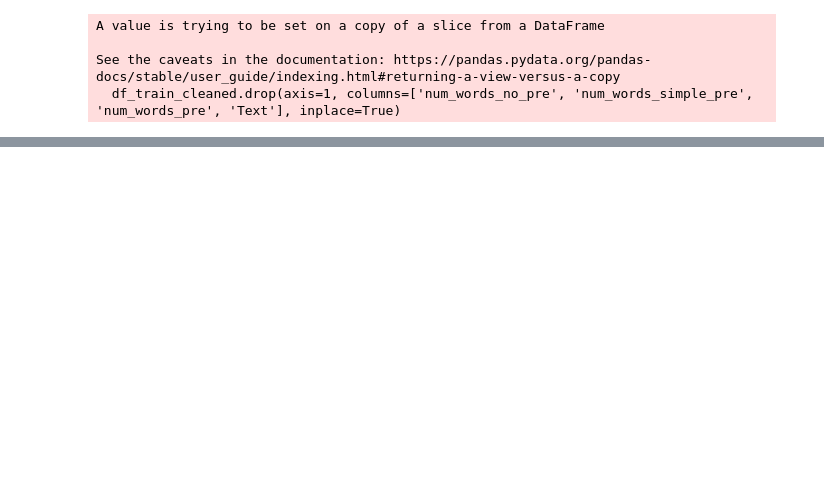
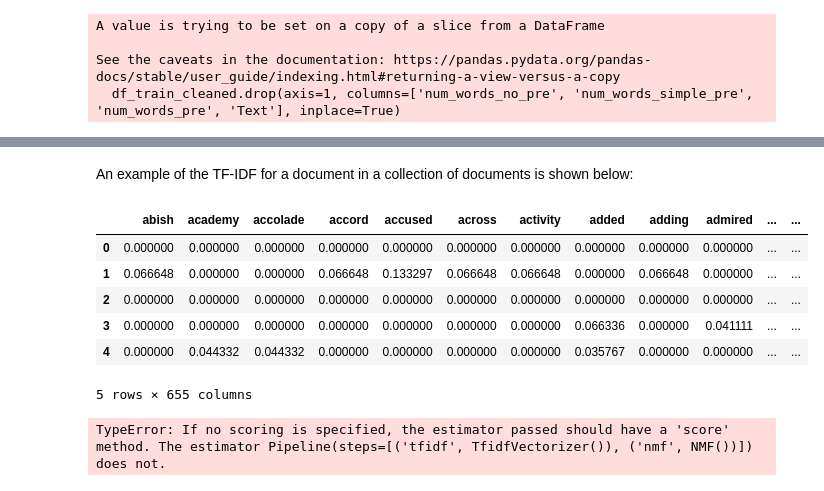
Before and after one commit to JuanDa14Sa/BBC-News-Classification, a Jupyter notebook: bbc_classification.ipynb, the cells around one changed output, grey strips where cells are left out. Cells and saved outputs as stored; diff of their text form; code cells hidden in the pictures; blank space fills up the shorter version.

Commit message:
TFIDF done-Label permutation in progress

```diff
--- a/bbc_classification.ipynb
+++ b/bbc_classification.ipynb
@@ -301,0 +323,2 @@ AttributeError: 'DataFrame' object has no attribute 'factorize'
+# %%
+df_train, df_val = train_test_split(df_train_cleaned, test_size=0.2, random_state=random_seed, stratify=df_train_cleaned['Category'])
@@ -301,0 +347,29 @@ AttributeError: 'DataFrame' object has no attribute 'factorize'
+# %% [markdown]
+An example of the TF-IDF for a document in a collection of documents is shown below:
+# %%
+exmpl = df_train[:5]
+tfidf_vectorizer = TfidfVectorizer()
+tfidf_train = tfidf_vectorizer.fit_transform(exmpl['Text_preprocessed'])
+pd.DataFrame(tfidf_train.toarray(), columns=tfidf_vectorizer.get_feature_names_out())
+# %% [output]
+|  | abish | academy | accolade | accord | accused | across | activity | added | adding | admired | ... | ... |
+| 0 | 0.000000 | 0.000000 | 0.000000 | 0.000000 | 0.000000 | 0.000000 | 0.000000 | 0.000000 | 0.000000 | 0.000000 | ... | ... |
+| 1 | 0.066648 | 0.000000 | 0.000000 | 0.066648 | 0.133297 | 0.066648 | 0.066648 | 0.000000 | 0.066648 | 0.000000 | ... | ... |
+| 2 | 0.000000 | 0.000000 | 0.000000 | 0.000000 | 0.000000 | 0.000000 | 0.000000 | 0.000000 | 0.000000 | 0.000000 | ... | ... |
+| 3 | 0.000000 | 0.000000 | 0.000000 | 0.000000 | 0.000000 | 0.000000 | 0.000000 | 0.066336 | 0.000000 | 0.041111 | ... | ... |
+| 4 | 0.000000 | 0.044332 | 0.044332 | 0.000000 | 0.000000 | 0.000000 | 0.000000 | 0.035767 | 0.000000 | 0.000000 | ... | ... |
+5 rows × 655 columns
+# %%
+from sklearn.model_selection import GridSearchCV
+from sklearn.pipeline import Pipeline
+param_grid = {'tfidf__max_features': [1000, 2000, 3000, 4000, 5000],
+              'tfidf__ngram_range': [(1,1), (1,2), (1,3)],
+              'max_df': [0.7, 0.8, 0.9],
+              'min_df': [0.01, 0.05, 0.1],
+              'l1_ratio': [0.1, 0.3, 0.5, 0.7, 0.9]}
+unsupervised_pipe = Pipeline([('tfidf', TfidfVectorizer()), ('nmf', NMF())])
+search = GridSearchCV(unsupervised_pipe, param_grid, n_jobs=-1)
+search.fit(df_train['Text_preprocessed'])
+search.best_params_
+# %% [output]
+TypeError: If no scoring is specified, the estimator passed should have a 'score' method. The estimator Pipeline(steps=[('tfidf', TfidfVectorizer()), ('nmf', NMF())]) does not.
```
Also changed, not shown: parts of 15 cells of this notebook.
